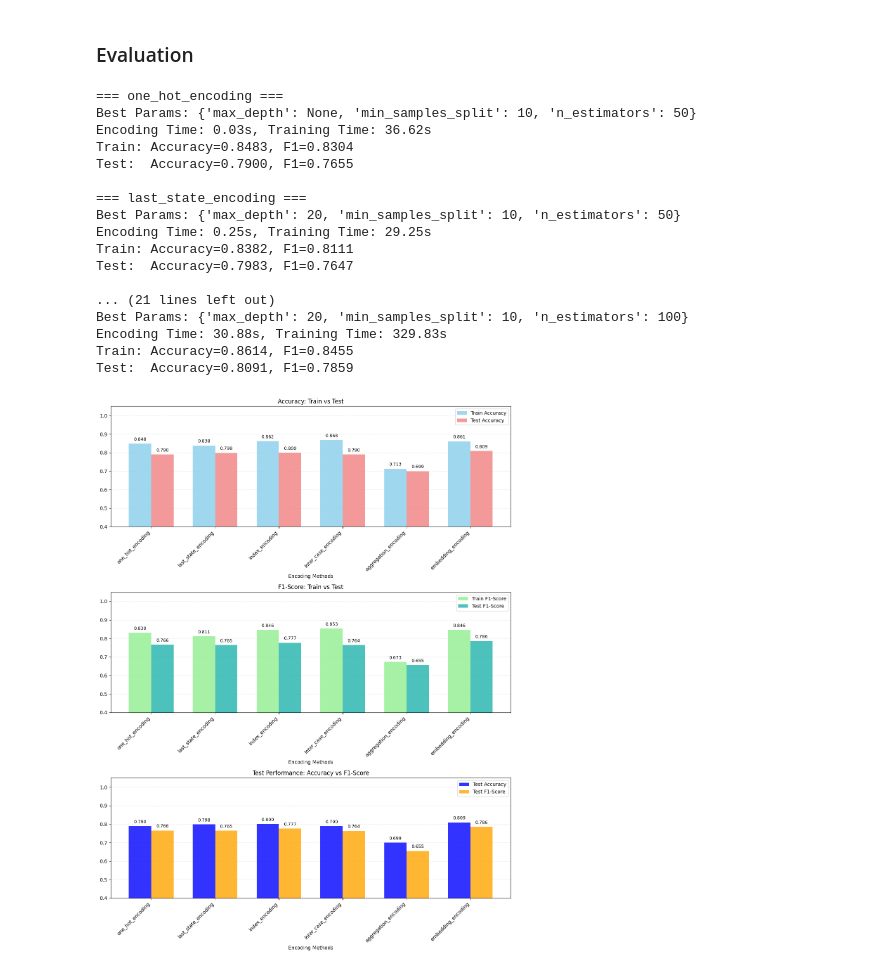
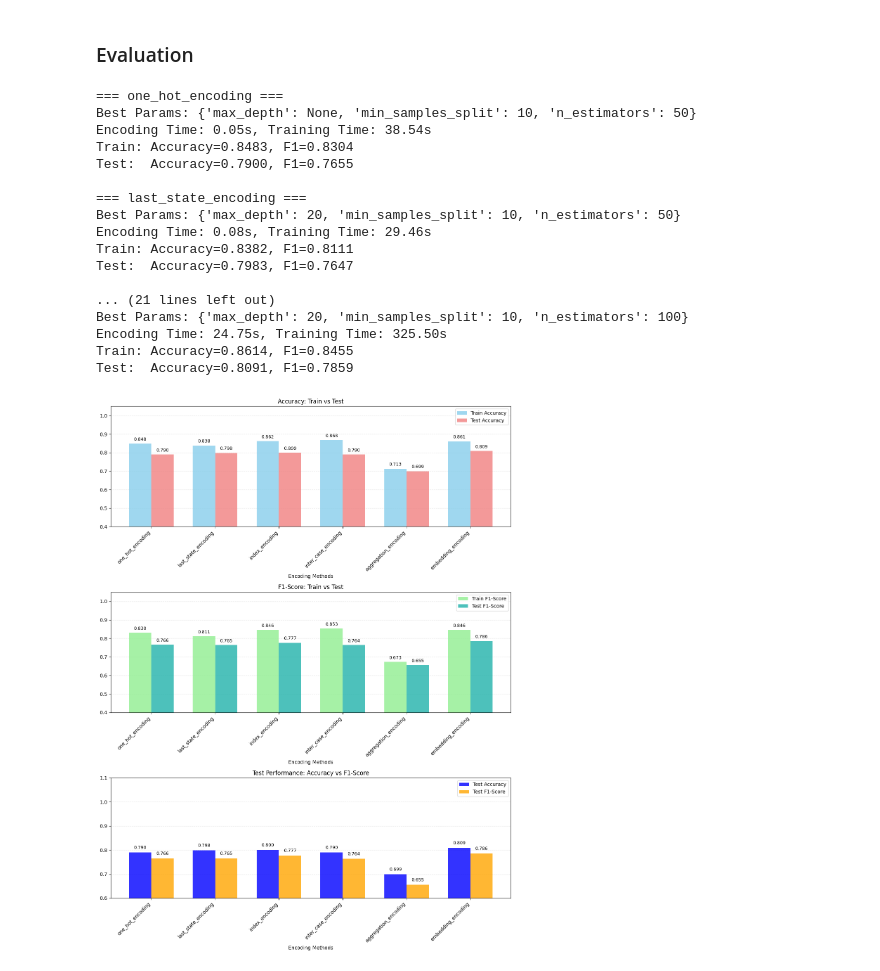
Before and after one commit to LorenzoCirac/Encodings-for-Next-Step-Activity-Prediction, a Jupyter notebook: Encodings for Next Step Activity Prediction.ipynb, the cells around one changed output. Cells and saved outputs as stored; diff of their text form; code cells hidden in the pictures.

```diff
--- a/Encodings for Next Step Activity Prediction.ipynb
+++ b/Encodings for Next Step Activity Prediction.ipynb
@@ -8,7 +8,7 @@
 # %%
 DATA = "Helpdesk"
 RANDOM_STATE = 2025
-MAX_CASES = 10000
+MAX_CASES = 5000
 MAX_CASE_LENGTH = 10
 # %%
 import pandas as pd
@@ -94,23 +94,21 @@ Most common by position:
 4. Closed (2504 cases, 54.7%)
 5. Closed (1091 cases, 23.8%)
 # %%
-case_lengths = df.groupby("case:concept:name").size()
-mean_length = case_lengths.mean()
-
-min_length = case_lengths.min()
-max_length = case_lengths.max()
-bins = np.arange(min_length - 0.5, max_length + 1.5, 1)
+events_per_case = df.groupby("case:concept:name").size()
+mean_events = events_per_case.mean()
+min_events = events_per_case.min()
+max_events = events_per_case.max()
+bins = np.arange(min_events - 0.5, max_events + 1.5, 1)
 
 fig, ax = plt.subplots(figsize=(12, 6))
 ax.set_axisbelow(True)
-ax.hist(case_lengths, bins=bins, edgecolor="black", align="mid")
-ax.axvline(mean_length, color="red", linestyle="--", label=f"Mean: {mean_length:.1f}")
+ax.hist(events_per_case, bins=bins, align="mid")
+ax.axvline(mean_events, color="red", linestyle="--", label=f"Mean: {mean_events:.1f}")
 ax.grid(axis="y", linestyle="--", alpha=0.7)
-ax.set_title("Case Lengths Distribution")
-ax.set_xlabel("Case Length (Events)")
+ax.set_title("Distribution of Events per Case")
+ax.set_xlabel("Number of Events")
 ax.set_ylabel("Number of Cases")
-ax.set_xticks(np.arange(min_length, max_length + 1, 1))
-
+ax.set_xticks(np.arange(min_events, max_events + 1, 1))
 ax.legend()
 plt.show()
 # %% [output]
@@ -730,19 +732,19 @@ for encoding in encodings:
 # %% [output]
 === one_hot_encoding ===
 Best Params: {'max_depth': None, 'min_samples_split': 10, 'n_estimators': 50}
-Encoding Time: 0.03s, Training Time: 36.62s
+Encoding Time: 0.05s, Training Time: 38.54s
 Train: Accuracy=0.8483, F1=0.8304
 Test:  Accuracy=0.7900, F1=0.7655
 
 === last_state_encoding ===
 Best Params: {'max_depth': 20, 'min_samples_split': 10, 'n_estimators': 50}
-Encoding Time: 0.25s, Training Time: 29.25s
+Encoding Time: 0.08s, Training Time: 29.46s
 Train: Accuracy=0.8382, F1=0.8111
 Test:  Accuracy=0.7983, F1=0.7647
 
 ... (21 lines left out)
 Best Params: {'max_depth': 20, 'min_samples_split': 10, 'n_estimators': 100}
-Encoding Time: 30.88s, Training Time: 329.83s
+Encoding Time: 24.75s, Training Time: 325.50s
 Train: Accuracy=0.8614, F1=0.8455
 Test:  Accuracy=0.8091, F1=0.7859
 # %%
@@ -792,36 +794,36 @@ ax2.set_title("F1-Score: Train vs Test")
 ax2.set_axisbelow(True)
 ax2.set_xlabel("Encoding Methods")
 ax2.set_xticks(x)
 ax2.set_xticklabels(encodings, rotation=45, ha="right")
 ax2.set_ylim(0.4, 1.05)
 ax2.set_yticks(np.arange(0.4, 1.1, 0.1))
 ax2.grid(axis="y", linestyle="--", alpha=0.3)
 ax2.legend()
 
 # evaluation (Accuracy vs F1-Score)
 bars3_acc = ax3.bar(x - width/2, test_accuracies, width, label="Test Accuracy", alpha=0.8, color="blue")
 bars3_f1 = ax3.bar(x + width/2, test_f1_scores, width, label="Test F1-Score", alpha=0.8, color="orange")
 
 for i, (bar_acc, bar_f1) in enumerate(zip(bars3_acc, bars3_f1)):
     ax3.text(bar_acc.get_x() + bar_acc.get_width()/2, bar_acc.get_height() + 0.01,
             f"{test_accuracies[i]:.3f}", ha="center", va="bottom", fontsize=9)
     ax3.text(bar_f1.get_x() + bar_f1.get_width()/2, bar_f1.get_height() + 0.01,
             f"{test_f1_scores[i]:.3f}", ha="center", va="bottom", fontsize=9)
 
 ax3.set_title("Test Performance: Accuracy vs F1-Score")
 ax3.set_axisbelow(True)
 ax3.set_xlabel("Encoding Methods")
 ax3.set_xticks(x)
 ax3.set_xticklabels(encodings, rotation=45, ha="right")
-ax3.set_ylim(0.4, 1.05)
-ax3.set_yticks(np.arange(0.4, 1.1, 0.1))
+ax3.set_ylim(0.6, 1.05)
+ax3.set_yticks(np.arange(0.6, 1.1, 0.1))
 ax3.grid(axis="y", linestyle="--", alpha=0.3)
 ax3.legend()
 
 plt.tight_layout()
 plt.show()
 # %% [output]
-[figure, old version]
+[figure, new version]
 # %%
 encodings = [result["encoding"] for result in results]
 accuracy_gaps = [result["accuracy_gap"] for result in results]
```
Also changed, not shown: parts of 4 cells of this notebook, 2 other files.
